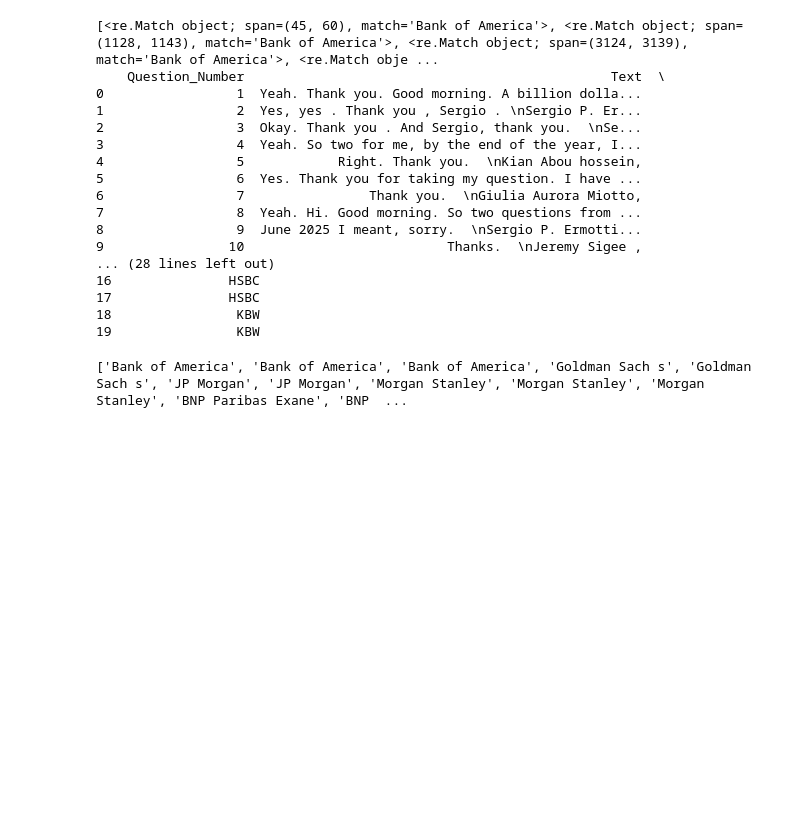
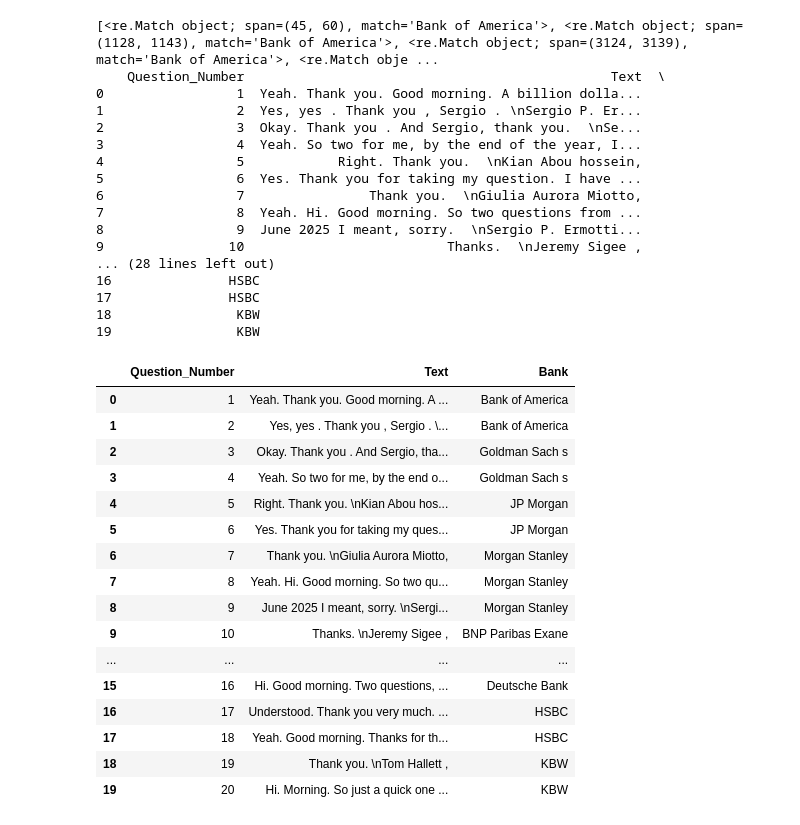
Before and after one commit to sheldonkemper/bank_of_england, a Jupyter notebook: notebooks/processed/ct_preprocessing_ubs_gpt4.ipynb, the cells around one changed output. Cells and saved outputs as stored; diff of their text form; code cells hidden in the pictures; blank space fills up the shorter version.

Commit message:
saving df including bank name

```diff
--- a/notebooks/processed/ct_preprocessing_ubs_gpt4.ipynb
+++ b/notebooks/processed/ct_preprocessing_ubs_gpt4.ipynb
@@ -392,10 +392,26 @@ if __name__ == "__main__":
 17               HSBC
 18                KBW
 19                KBW
-# %%
-print( bank_lists)
-# %% [output]
-['Bank of America', 'Bank of America', 'Bank of America', 'Goldman Sach s', 'Goldman Sach s', 'JP Morgan', 'JP Morgan', 'Morgan Stanley', 'Morgan Stanley', 'Morgan Stanley', 'BNP Paribas Exane', 'BNP  ...
+# %%
+result_df
+# %% [output]
+|  | Question_Number | Text | Bank |
+| 0 | 1 | Yeah. Thank you. Good morning. A ... | Bank of America |
+| 1 | 2 | Yes, yes . Thank you , Sergio . \... | Bank of America |
+| 2 | 3 | Okay. Thank you . And Sergio, tha... | Goldman Sach s |
+| 3 | 4 | Yeah. So two for me, by the end o... | Goldman Sach s |
+| 4 | 5 | Right. Thank you. \nKian Abou hos... | JP Morgan |
+| 5 | 6 | Yes. Thank you for taking my ques... | JP Morgan |
+| 6 | 7 | Thank you. \nGiulia Aurora Miotto, | Morgan Stanley |
+| 7 | 8 | Yeah. Hi. Good morning. So two qu... | Morgan Stanley |
+| 8 | 9 | June 2025 I meant, sorry. \nSergi... | Morgan Stanley |
+| 9 | 10 | Thanks. \nJeremy Sigee , | BNP Paribas Exane |
+| ... | ... | ... | ... |
+| 15 | 16 | Hi. Good morning. Two questions, ... | Deutsche Bank |
+| 16 | 17 | Understood. Thank you very much. ... | HSBC |
+| 17 | 18 | Yeah. Good morning. Thanks for th... | HSBC |
+| 18 | 19 | Thank you. \nTom Hallett , | KBW |
+| 19 | 20 | Hi. Morning. So just a quick one ... | KBW |
 # %%
 def extract_info(text):
     """
```
